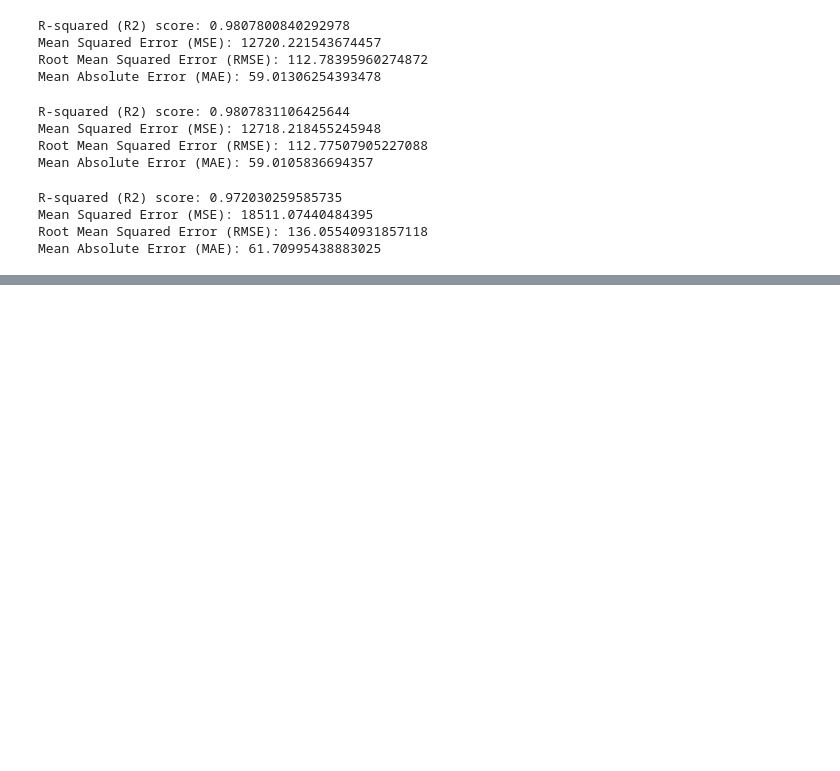
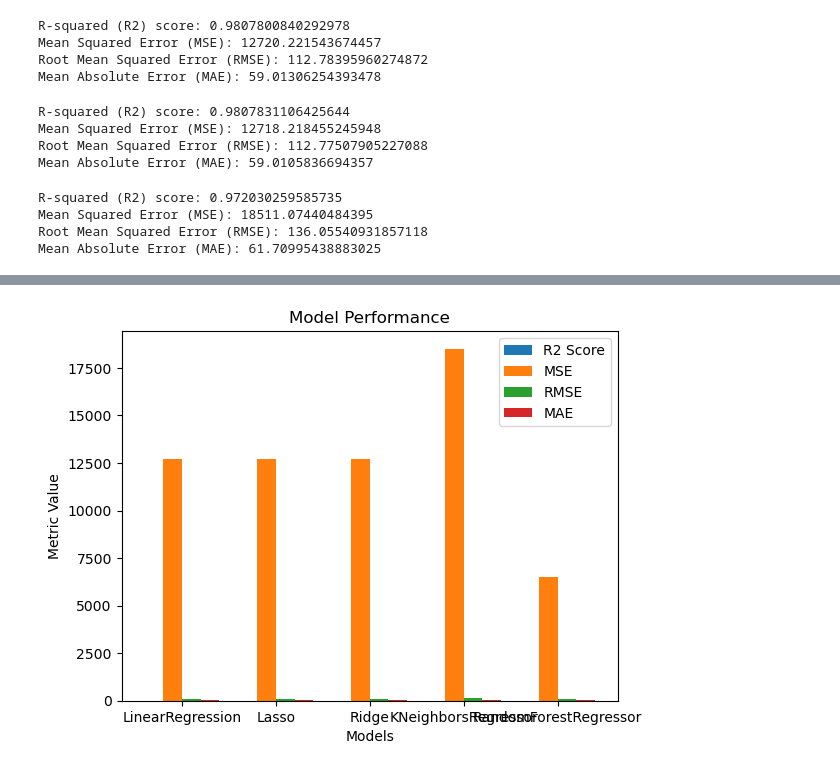
Before and after one commit to yarradedeepya/Health-Insurance-claims-prediction, a Jupyter notebook: healthinurance-claims.ipynb, the cells around one changed output, grey strips where cells are left out. Cells and saved outputs as stored; diff of their text form; code cells hidden in the pictures; blank space fills up the shorter version.

```diff
--- a/healthinurance-claims.ipynb
+++ b/healthinurance-claims.ipynb
@@ -627,0 +708,41 @@ print("Mean Absolute Error (MAE): {}".format(mae))
+# %%
+import matplotlib.pyplot as plt
+
+
+
+# set the x-axis labels
+labels = models
+
+# define the positions of the bars on the x-axis
+x = [i for i in range(len(labels))]
+
+# set the width of the bars
+width = 0.2
+
+# create the figure and axis objects
+fig, ax = plt.subplots()
+
+# create the bar plots for each metric
+rects1 = ax.bar(x, r2score, width, label='R2 Score')
+rects2 = ax.bar([i + width for i in x], mse_values, width, label='MSE')
+rects3 = ax.bar([i + 2*width for i in x], rmse_values, width, label='RMSE')
+rects4 = ax.bar([i + 3*width for i in x], mae_values, width, label='MAE')
+
+# set the x-axis tick labels
+ax.set_xticks([i + 1.5*width for i in x])
+ax.set_xticklabels(labels)
+
+# set the axis labels
+ax.set_ylabel('Metric Value')
+ax.set_xlabel('Models')
+
+# set the plot title
+ax.set_title('Model Performance')
+
+# add a legend
+ax.legend()
+
+# display the plot
+plt.show()
+# %% [output]
+[figure, added]
```
Also changed, not shown: parts of 12 cells of this notebook.
